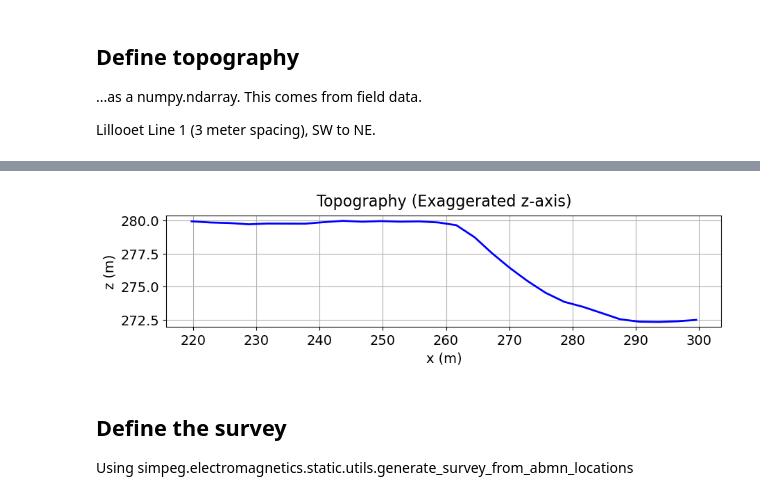
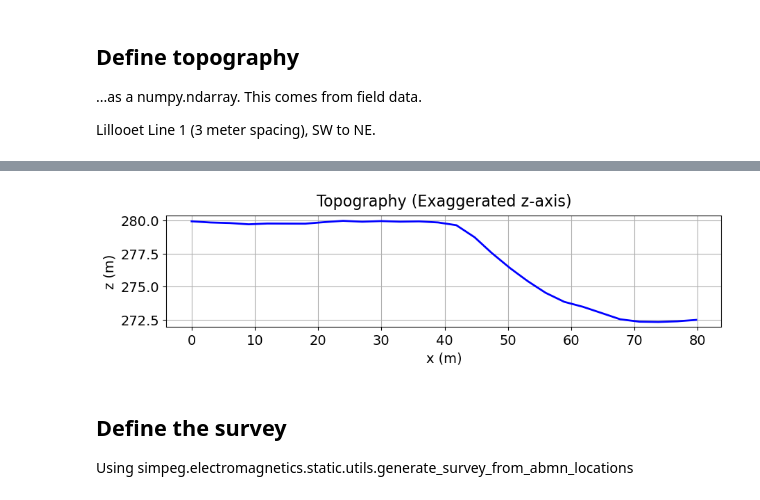
Before and after one commit to rbcmendoza/eosc-556b-project, a Jupyter notebook: phase1.ipynb, the cells around one changed output, grey strips where cells are left out. Saved outputs shown, nothing was run; the diff lists cells and outputs as text; code cells hidden in the pictures.

Commit message:
Modified phase1 notebook, added raw data file to fieldData folder.

```diff
--- a/phase1.ipynb
+++ b/phase1.ipynb
@@ -99,0 +47,4 @@ array([[219.78      , 279.927     ],
+# %%
+topo_column_names = ['x','z']
+# %%
+topo_2d = pd.read_table('./fieldData/Terrain_Line1_3m_Aug26_2024.trn', names=topo_column_names, skiprows=3, delimiter=',', skipinitialspace=True)
@@ -100,15 +75,15 @@ array([[219.78      , 279.927     ],
 # %%
 # Plot 2D topography
 fig = plt.figure(figsize=(10, 2))
 ax = fig.add_axes([0.1, 0.1, 0.8, 0.8])
-ax.plot(topo_2d[:,0], topo_2d[:,1], color="b", linewidth=2)
+ax.plot(topo_2d.iloc[:,0], topo_2d.iloc[:,1], color="b", linewidth=2)
 ax.set_xlabel("x (m)", labelpad=5)
 ax.set_ylabel("z (m)", labelpad=5)
 ax.grid(True)
 ax.set_title("Topography (Exaggerated z-axis)", fontsize=16, pad=10)
 plt.show(fig)
 # %% [output]
-[figure, old version]
+[figure, new version]
 # %% [markdown]
 ## Define the survey
 Using simpeg.electromagnetics.static.utils.generate_survey_from_abmn_locations
```
Also changed, not shown: parts of 8 cells of this notebook, 1 other file.
